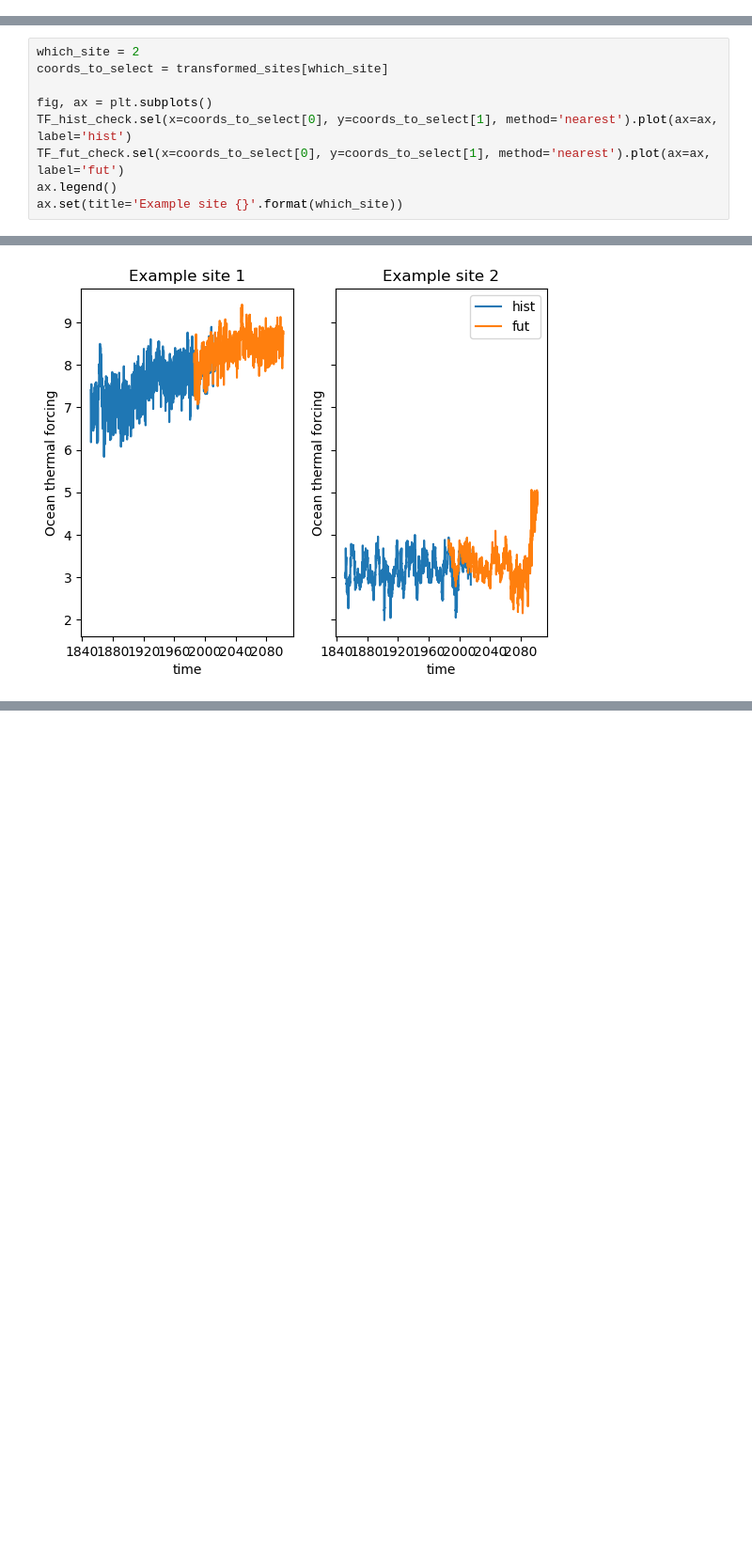
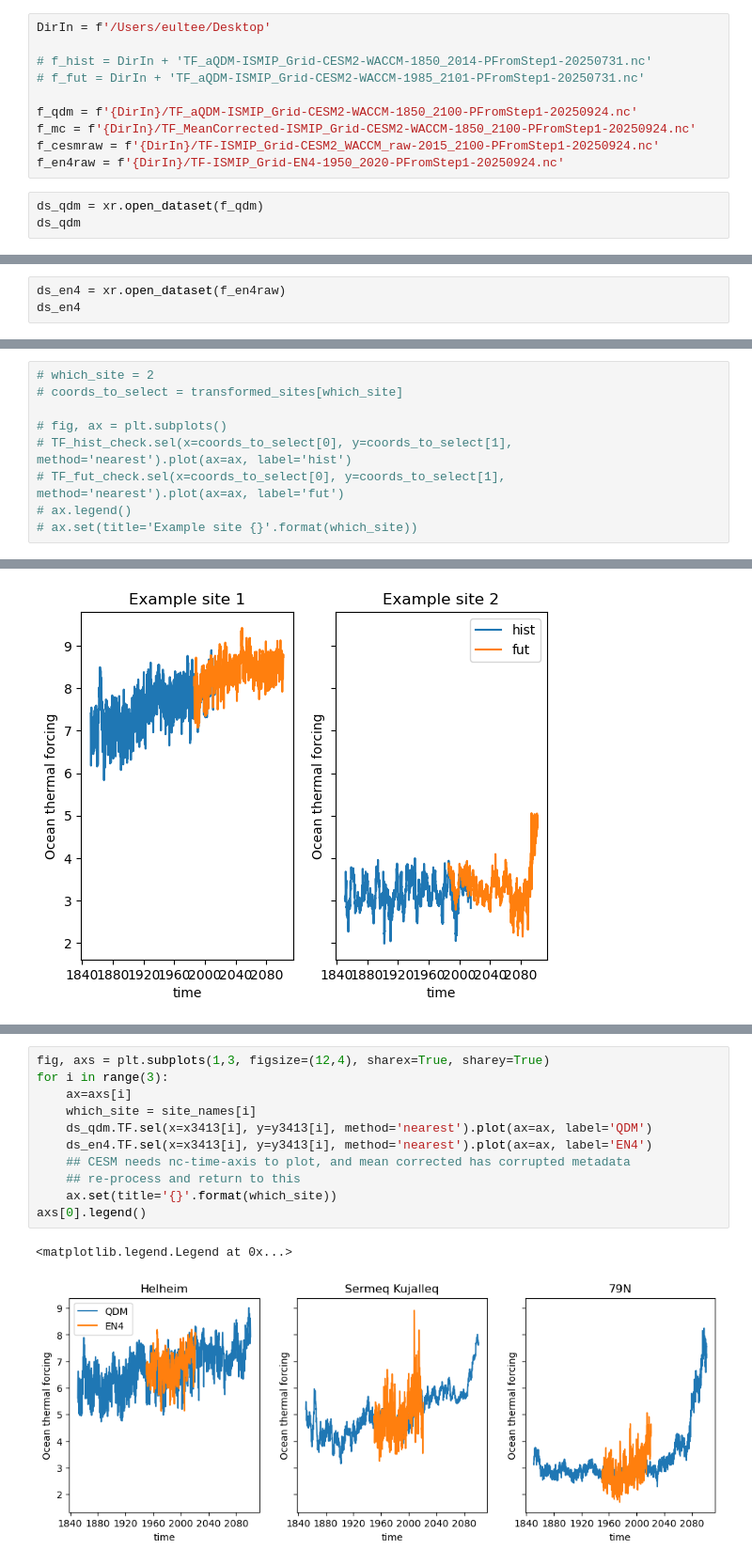
Before and after one commit to ehultee/gris-iceocean-process, a Jupyter notebook: Check_Output.ipynb, the cells around one changed output, grey strips where cells are left out. Shown: that part at 94% size. Cells and saved outputs as stored; diff of their text form; blank space fills up the shorter version.

```diff
--- a/Check_Output.ipynb
+++ b/Check_Output.ipynb
@@ -30,0 +24,13 @@ ds_fut = xr.open_dataset(f_fut)
+# %%
+DirIn = f'/Users/eultee/Desktop'
+
+# f_hist = DirIn + 'TF_aQDM-ISMIP_Grid-CESM2-WACCM-1850_2014-PFromStep1-20250731.nc'
+# f_fut = DirIn + 'TF_aQDM-ISMIP_Grid-CESM2-WACCM-1985_2101-PFromStep1-20250731.nc'
+
+f_qdm = f'{DirIn}/TF_aQDM-ISMIP_Grid-CESM2-WACCM-1850_2100-PFromStep1-20250924.nc'
+f_mc = f'{DirIn}/TF_MeanCorrected-ISMIP_Grid-CESM2-WACCM-1850_2100-PFromStep1-20250924.nc'
+f_cesmraw = f'{DirIn}/TF-ISMIP_Grid-CESM2_WACCM_raw-2015_2100-PFromStep1-20250924.nc'
+f_en4raw = f'{DirIn}/TF-ISMIP_Grid-EN4-1950_2020-PFromStep1-20250924.nc'
+# %%
+ds_qdm = xr.open_dataset(f_qdm)
+ds_qdm
@@ -62,0 +90,3 @@ Attributes:
+# %%
+ds_en4 = xr.open_dataset(f_en4raw)
+ds_en4
@@ -116,12 +167,12 @@ np.float64(1921196.1176533848)
 # %%
-which_site = 2
-coords_to_select = transformed_sites[which_site]
+# which_site = 2
+# coords_to_select = transformed_sites[which_site]
 
-fig, ax = plt.subplots()
-TF_hist_check.sel(x=coords_to_select[0], y=coords_to_select[1], method='nearest').plot(ax=ax, label='hist')
-TF_fut_check.sel(x=coords_to_select[0], y=coords_to_select[1], method='nearest').plot(ax=ax, label='fut')
-ax.legend()
-ax.set(title='Example site {}'.format(which_site))
+# fig, ax = plt.subplots()
+# TF_hist_check.sel(x=coords_to_select[0], y=coords_to_select[1], method='nearest').plot(ax=ax, label='hist')
+# TF_fut_check.sel(x=coords_to_select[0], y=coords_to_select[1], method='nearest').plot(ax=ax, label='fut')
+# ax.legend()
+# ax.set(title='Example site {}'.format(which_site))
 # %% [output]
 [Text(0.5, 1.0, 'Example site 2')]
 [figure]
@@ -145,0 +205,14 @@ axs[1].legend()
+# %%
+fig, axs = plt.subplots(1,3, figsize=(12,4), sharex=True, sharey=True)
+for i in range(3):
+    ax=axs[i]
+    which_site = site_names[i]
+    ds_qdm.TF.sel(x=x3413[i], y=y3413[i], method='nearest').plot(ax=ax, label='QDM')
+    ds_en4.TF.sel(x=x3413[i], y=y3413[i], method='nearest').plot(ax=ax, label='EN4')
+    ## CESM needs nc-time-axis to plot, and mean corrected has corrupted metadata
+    ## re-process and return to this
+    ax.set(title='{}'.format(which_site))
+axs[0].legend()
+# %% [output]
+<matplotlib.legend.Legend at 0x...>
+[figure, added]
```
Also changed, not shown: parts of 15 cells of this notebook.
